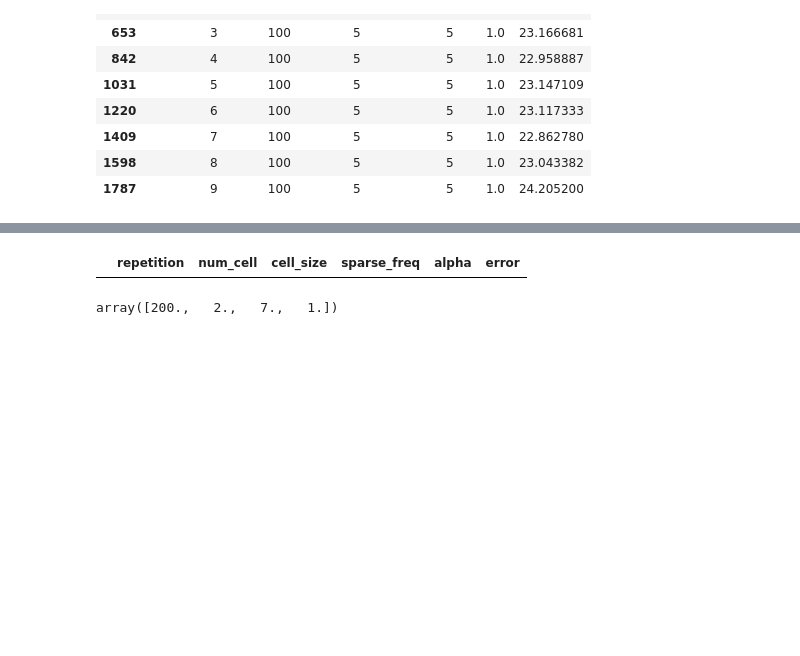
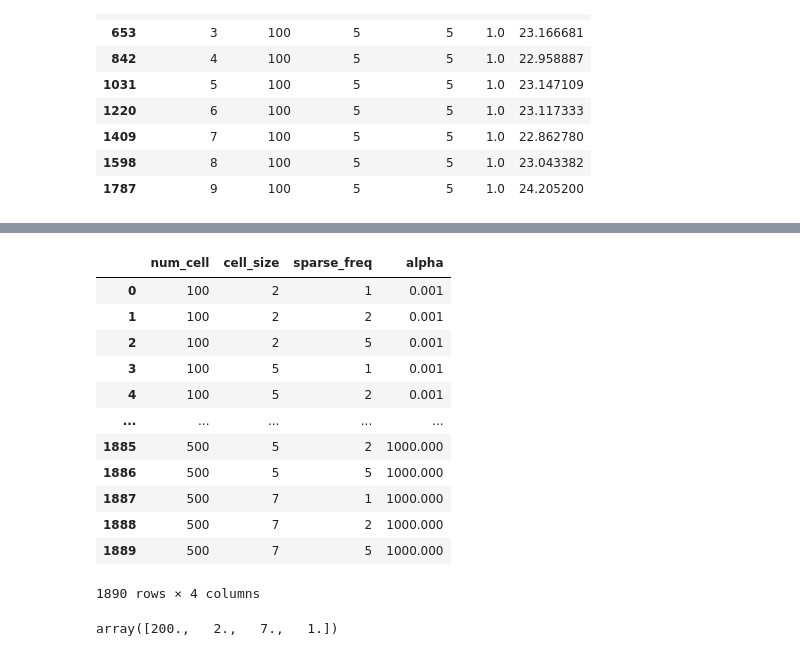
Before and after one commit to qkstngus000/Visual-Compressive-Sensing, a Jupyter notebook: Analyze_Data.ipynb, the cells around one changed output, grey strips where cells are left out. Saved outputs shown, nothing was run; the diff lists cells and outputs as text; code cells hidden in the pictures; blank space fills up the shorter version.

Commit message:
working on num_cell vs error graph

```diff
--- a/Analyze_Data.ipynb
+++ b/Analyze_Data.ipynb
@@ -170,7 +230,20 @@ for i in min_err_df.values
 # %%
-params_df[(min_err_df.iloc[:, 0:4].iloc[1].values == params_df.iloc[:, 1:5].values).all(axis=1)]
+# params_df[(min_err_df.iloc[:, 0:4].loc[1].values == params_df.iloc[:, 1:5].values).all(axis=1)]
+params_df.iloc[:, 1:5]
 # %% [output]
-|  | repetition | num_cell | cell_size | sparse_freq | alpha | error |
+|  | num_cell | cell_size | sparse_freq | alpha |
+| 0 | 100 | 2 | 1 | 0.001 |
+| 1 | 100 | 2 | 2 | 0.001 |
+| 2 | 100 | 2 | 5 | 0.001 |
+| 3 | 100 | 5 | 1 | 0.001 |
+| 4 | 100 | 5 | 2 | 0.001 |
+| ... | ... | ... | ... | ... |
+| 1885 | 500 | 5 | 2 | 1000.000 |
+| 1886 | 500 | 5 | 5 | 1000.000 |
+| 1887 | 500 | 7 | 1 | 1000.000 |
+| 1888 | 500 | 7 | 2 | 1000.000 |
+| 1889 | 500 | 7 | 5 | 1000.000 |
+1890 rows × 4 columns
 # %%
 min_err_df.iloc[:, 0:4].iloc[1].values
 # %% [output]
```
Also changed, not shown: parts of 16 cells of this notebook, 31 other files.
